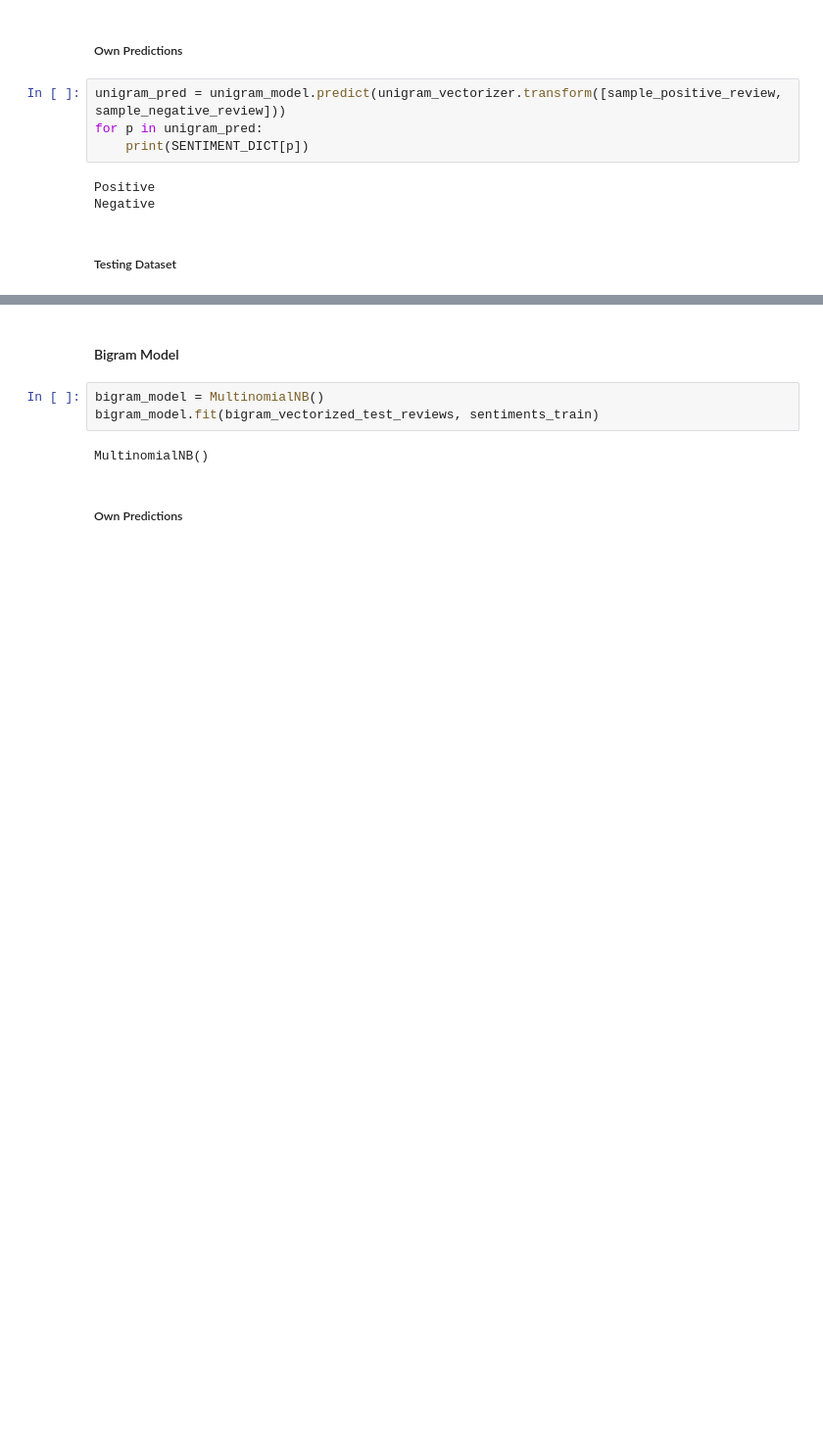
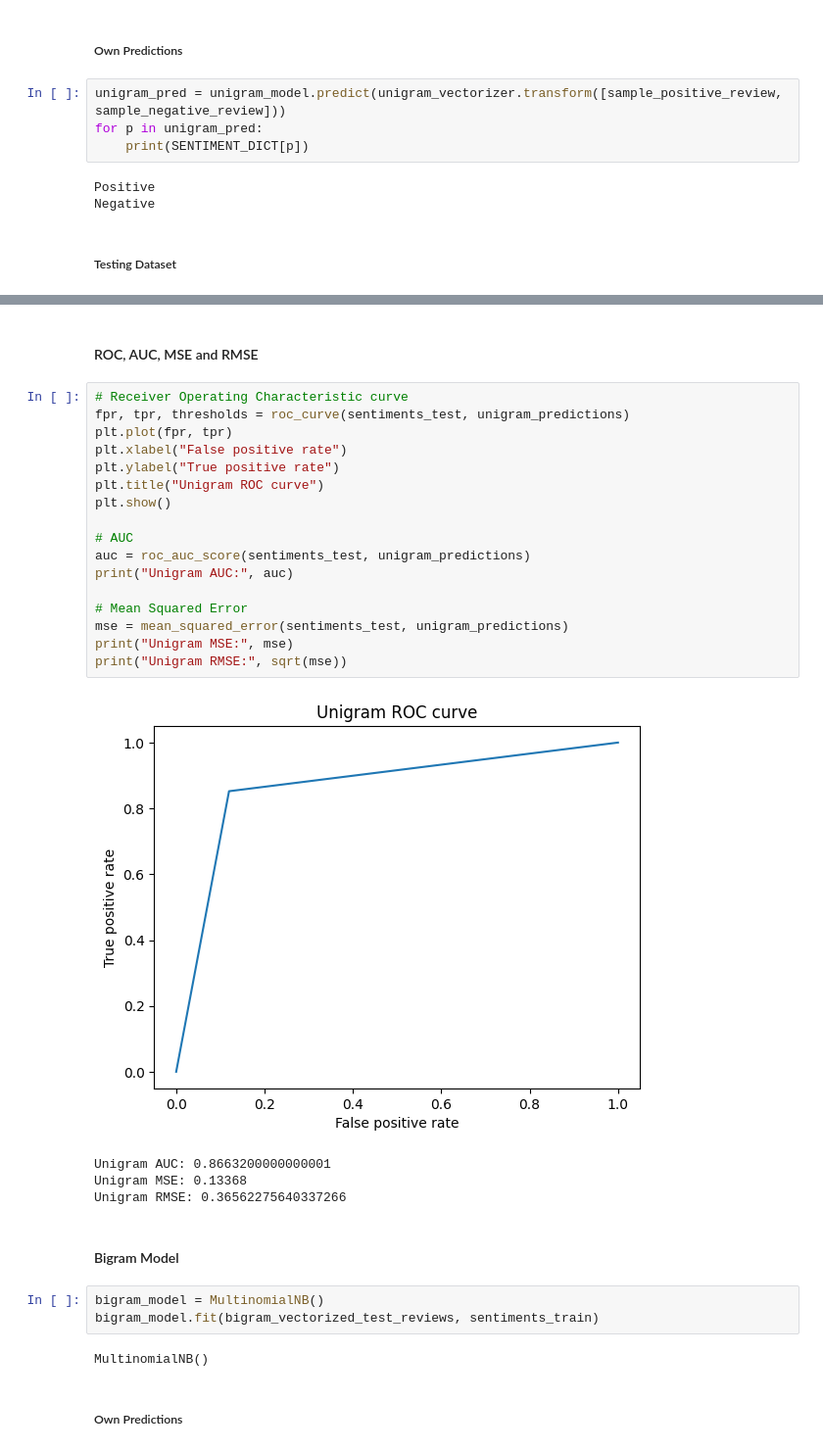
Before and after one commit to szymonj99/CO3519, a Jupyter notebook: assignment/Movie_Reviews.ipynb, the cells around one changed output, grey strips where cells are left out. Shown: that part at 98% size. Drawn from its saved outputs; the diff is of its cells as text; blank space fills up the shorter version.

```diff
--- a/assignment/Movie_Reviews.ipynb
+++ b/assignment/Movie_Reviews.ipynb
@@ -636,6 +711,30 @@ print(classification_report(sentiments_test, unigram_predictions))
     accuracy                           0.87     25000
    macro avg       0.87      0.87      0.87     25000
 weighted avg       0.87      0.87      0.87     25000
+# %% [markdown]
+#### ROC, AUC, MSE and RMSE
+# %%
+# Receiver Operating Characteristic curve
+fpr, tpr, thresholds = roc_curve(sentiments_test, unigram_predictions)
+plt.plot(fpr, tpr)
+plt.xlabel("False positive rate")
+plt.ylabel("True positive rate")
+plt.title("Unigram ROC curve")
+plt.show()
+
+# AUC
+auc = roc_auc_score(sentiments_test, unigram_predictions)
+print("Unigram AUC:", auc)
+
+# Mean Squared Error
+mse = mean_squared_error(sentiments_test, unigram_predictions)
+print("Unigram MSE:", mse)
+print("Unigram RMSE:", sqrt(mse))
+# %% [output]
+[figure, added]
+Unigram AUC: 0.8663200000000001
+Unigram MSE: 0.13368
+Unigram RMSE: 0.36562275640337266
 # %% [markdown]
 #### Bigram Model
 # %%
```
Also changed, not shown: parts of 27 cells of this notebook.
